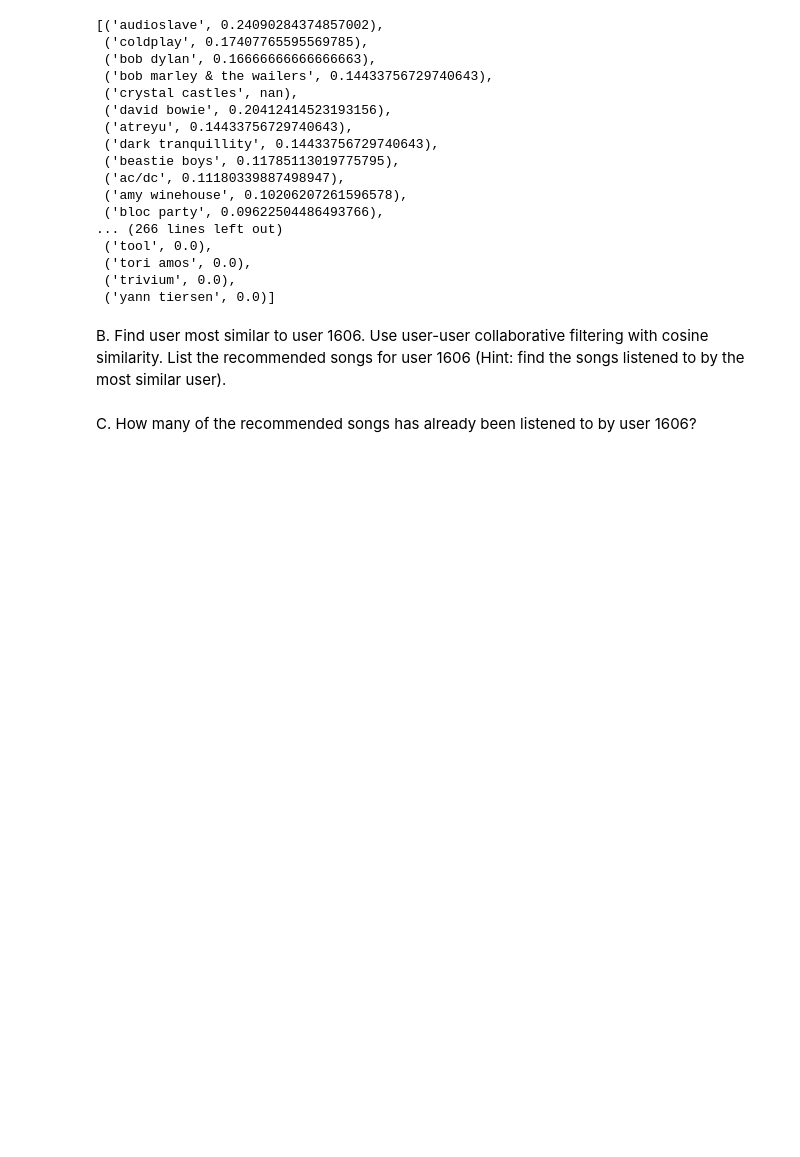
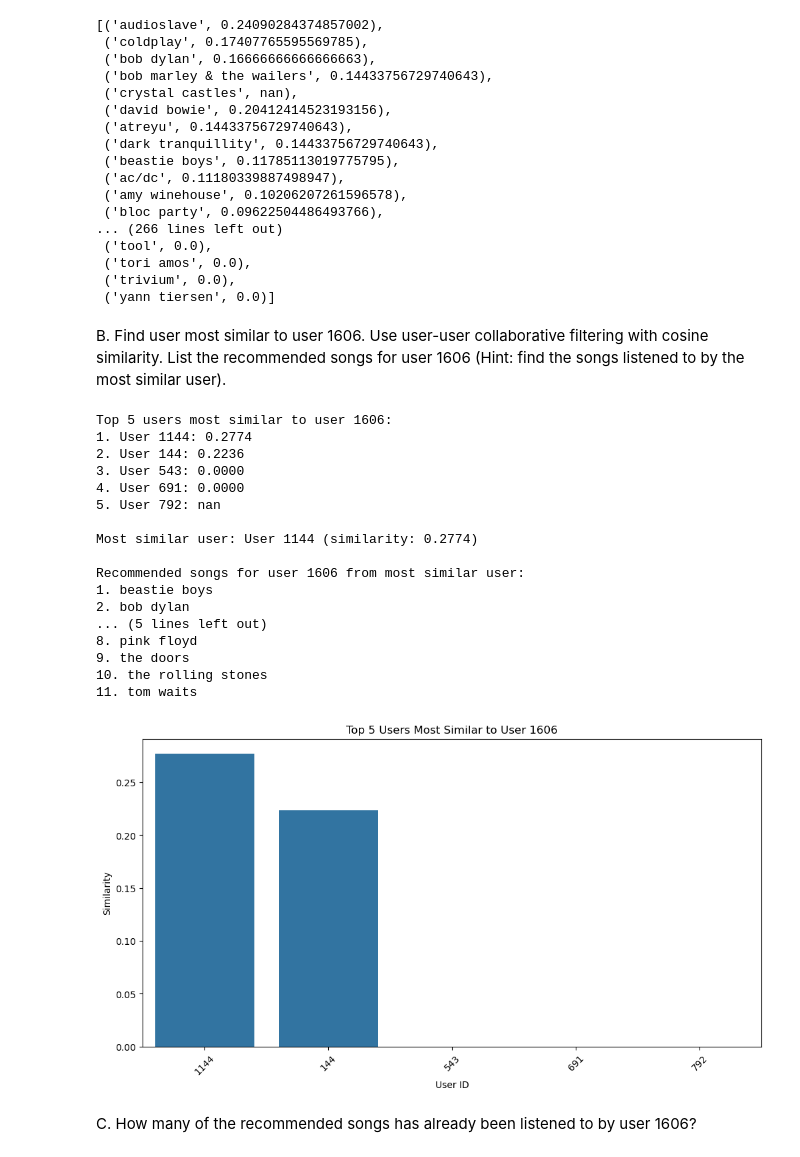
Before and after one commit to CassandraMaldonado/Deep-Dive-into-ML, a Jupyter notebook: Recommender System.ipynb, the cells around one changed output. Cells and saved outputs as stored; diff of their text form; code cells hidden in the pictures; blank space fills up the shorter version.

```diff
--- a/Recommender System.ipynb
+++ b/Recommender System.ipynb
@@ -186,6 +186,50 @@ def part_b_similar_user():
         print(f"{i}. {song}")
 
     return user_similarities, most_similar_user_id, songs_listened_by_similar_user, songs_listened_by_1606
+# %%
+#Results
+user_similarities, most_similar_user_id, songs_listened_by_similar_user, songs_listened_by_1606 = part_b_similar_user()
+user_similarities
+most_similar_user_id
+songs_listened_by_similar_user
+songs_listened_by_1606
+
+
+# Similarities
+def plot_similarities(user_similarities):
+    # Take only the top 5 users
+    top_5_users = user_similarities[:5]
+    user_ids = [str(user[0]) for user in top_5_users]  # Convert user IDs to strings
+    similarities = [user[1] for user in top_5_users]
+
+    plt.figure(figsize=(12, 6))
+    sns.barplot(x=user_ids, y=similarities)
+    plt.xticks(rotation=45)
+    plt.xlabel('User ID')
+    plt.ylabel('Similarity')
+    plt.title('Top 5 Users Most Similar to User 1606')
+    plt.show()
+
+plot_similarities(user_similarities)
+# %% [output]
+Top 5 users most similar to user 1606:
+1. User 1144: 0.2774
+2. User 144: 0.2236
+3. User 543: 0.0000
+4. User 691: 0.0000
+5. User 792: nan
+
+Most similar user: User 1144 (similarity: 0.2774)
+
+Recommended songs for user 1606 from most similar user:
+1. beastie boys
+2. bob dylan
+... (5 lines left out)
+8. pink floyd
+9. the doors
+10. the rolling stones
+11. tom waits
+[figure, added]
 # %% [markdown]
 C. How many of the recommended songs has already been listened to by user 1606?
 # %% [markdown]
```
